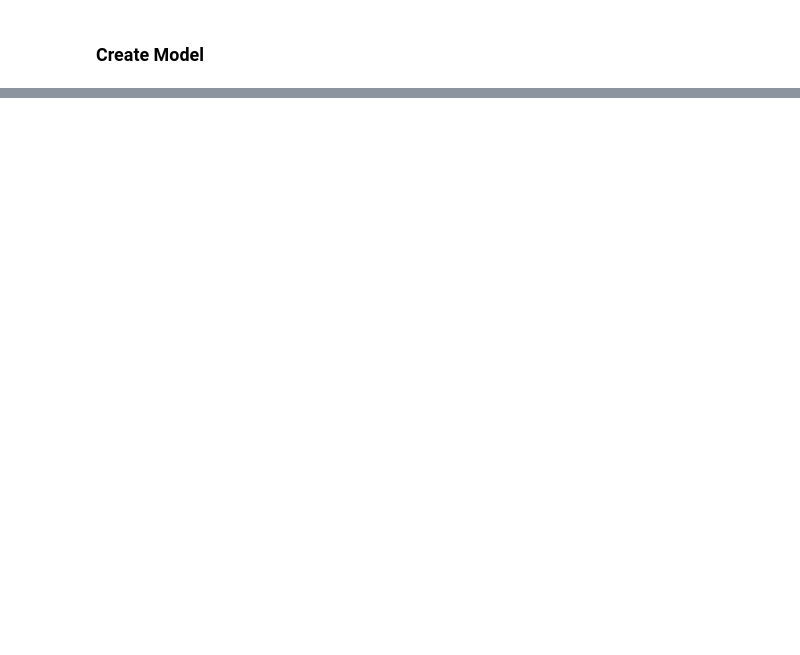
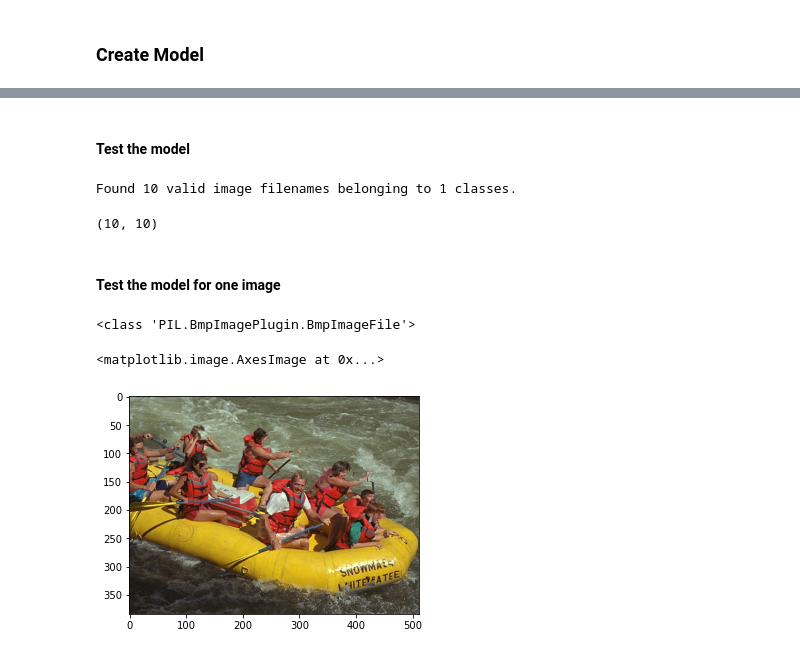
Before and after one commit to maindolaamit/nima, a Jupyter notebook: notebooks/tid_train_model.ipynb, the cells around one changed output, grey strips where cells are left out. Cells and saved outputs as stored; diff of their text form; code cells hidden in the pictures; blank space fills up the shorter version.

```diff
--- a/notebooks/tid_train_model.ipynb
+++ b/notebooks/tid_train_model.ipynb
@@ -55,0 +56,26 @@ Training length : 66, Validation length : 29, Test size : 5
+# %%
+from nima.utils.tid_dataset_utils import load_tid_data
+from nima.config import DATASET_DIR
+from nima.utils.ava_downloader import print_msg
+
+p_dataset_dir = DATASET_DIR
+p_model_name = 'vgg'
+p_batch_size = 64
+p_epochs = 10
+p_sample_size=100
+p_metrics = ['accuracy']
+p_verbose = 1
+
+tid_dataset_dir = os.path.join(p_dataset_dir, 'tid2013')
+tid_images_dir = os.path.join(tid_dataset_dir, 'distorted_images')
+img_format = 'bmp'
+print_msg(f'Images directory {tid_images_dir}')
+
+# Load the dataset
+x_col, y_cols = 'image_id', 'rating'
+df_train, df_valid, df_test = load_tid_data(tid_dataset_dir, p_sample_size)
+assert len(df_train) > 0 and len(df_valid) > 0 and len(df_test) > 0, 'Empty dataframe'
+train_batch_size = valid_batch_size = p_batch_size
+test_batch_size = min(p_batch_size, 32, len(df_test))
+
+df_train.head()
@@ -119,0 +160,37 @@ test_datagen = NimaDataGenerator(
+# %% [markdown]
+#### Test the model
+# %%
+print_msg(f'Testing Batch size {test_batch_size}', 1)
+test_generator = NimaDataGenerator(df_test, tid_images_dir, x_col, y_col=None,
+                                   img_format=img_format, num_classes=1,
+                                   preprocess_input=nima_technical_cnn.preprocessing_function(),
+                                   is_train=False, batch_size=test_batch_size)
+
+test_steps = np.ceil(len(test_generator) / test_batch_size)
+predictions = nima_technical_cnn.model.predict(test_generator, steps=test_steps)
+# %% [output]
+Found 10 valid image filenames belonging to 1 classes.
+# %%
+predictions.shape
+# %% [output]
+(10, 10)
+# %% [markdown]
+#### Test the model for one image
+# %%
+from nima.utils import image_utils
+import matplotlib.pyplot as plt
+
+image = df_test.iloc[0]['image_id']
+y_true = df_test.iloc[0]['rating']
+
+# Form image path
+image = os.path.join(tid_images_dir, f'{image}.bmp')
+# convert to numpy array
+image_np = image_utils.load_img(image, INPUT_SHAPE)
+# x = (nima_technical_cnn.preprocessing_function())(image_np)
+print(type(image_np))
+plt.imshow(image_np)
+# %% [output]
+<class 'PIL.BmpImagePlugin.BmpImageFile'>
+<matplotlib.image.AxesImage at 0x...>
+[figure, added]
```
Also changed, not shown: parts of 19 cells of this notebook, 5 other files.
